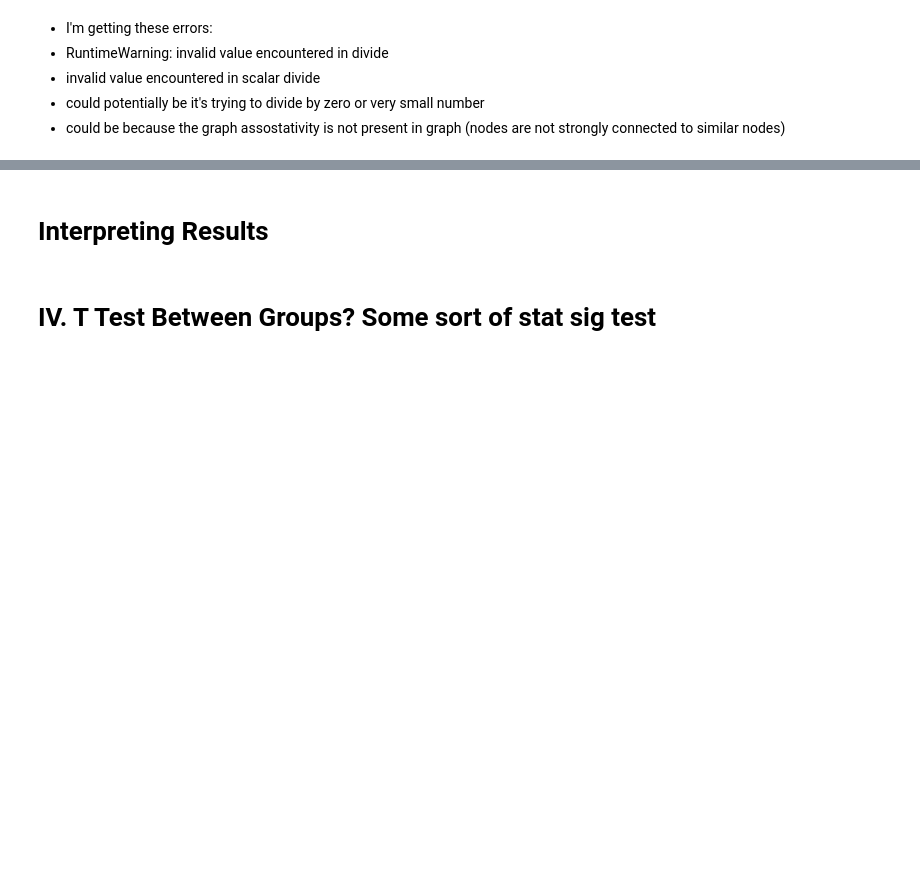
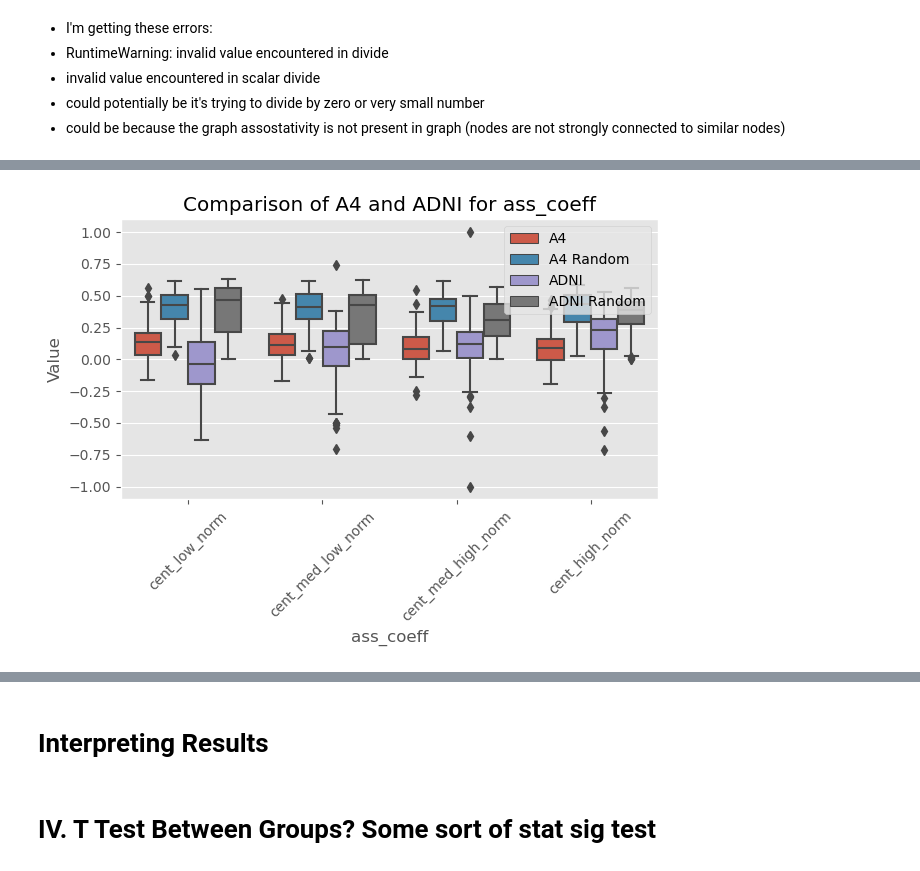
Before and after one commit to vkola-lab/jad2024, a Jupyter notebook: pet_graphs/current_tau_graphs/cent_pop_ggm_bootstrap.ipynb, the cells around one changed output, grey strips where cells are left out. Cells and saved outputs as stored; diff of their text form; code cells hidden in the pictures; blank space fills up the shorter version.

```diff
--- a/pet_graphs/current_tau_graphs/cent_pop_ggm_bootstrap.ipynb
+++ b/pet_graphs/current_tau_graphs/cent_pop_ggm_bootstrap.ipynb
@@ -728,0 +687,10 @@ def calculate_models_and_metrics(alphas, bootstrap_samples, metric_names):
+# %%
+def edge_swap(G):
+    counter = 0
+    while counter<=100:
+        u1, v1 = random.choice(list(G.edges()))
+        u2, v2 = random.choice(list(G.edges()))
+        if (u1, v1) != (u2, v2) and u1 != v2 and v1 != u2 and (u1, v2) not in G.edges() and (u2, v1) not in G.edges():
+            G.remove_edges_from([(u1, v1), (u2, v2)])
+            G.add_edges_from([(u1, v2), (u2, v1)])
+        counter+=1
@@ -728,0 +761,5 @@ def calculate_models_and_metrics(alphas, bootstrap_samples, metric_names):
+# %%
+#Create plots of each metric for each quartile group for both ADNI and A4
+alphas = np.linspace(0.7, 0.7, 1)
+metric_names = ['gpe', 'clus_coeff', 'density', 'ass_coeff']
+models_all_07, metrics_all_07, avg_metric_all_07, std_metric_all_07, metrics_random_all_07 = calculate_models_and_metrics(alphas, bootstrap_samples_dict, metric_names,datasets=datasets)
@@ -728,0 +775,29 @@ def calculate_models_and_metrics(alphas, bootstrap_samples, metric_names):
+# %%
+# Extract relevant metric data for A4 and ADNI subgroups
+# Extract metric data for the specified datasets
+metric_name = 'ass_coeff'
+a4_subgroups = ['cent_low_norm', 'cent_med_low_norm', 'cent_med_high_norm', 'cent_high_norm']
+adni_subgroups = ['cent_low_norm', 'cent_med_low_norm', 'cent_med_high_norm', 'cent_high_norm']
+a4_metric_values = [metrics_all_07[f'a4_{subgroup}'][0.7][metric_name] for subgroup in a4_subgroups]
+a4_metric_values_random = [metrics_random_all_07[f'a4_{subgroup}'][0.7][metric_name] for subgroup in a4_subgroups]
+adni_metric_values = [metrics_all_07[f'adni_{subgroup}'][0.7][metric_name] for subgroup in adni_subgroups]
+adni_metric_values_random= [metrics_random_all_07[f'adni_{subgroup}'][0.7][metric_name] for subgroup in adni_subgroups]
+
+data = {
+    'Dataset': ['A4'] * len(a4_subgroups)+ ['A4 Random']*len(a4_subgroups) + ['ADNI'] * len(adni_subgroups) + ['ADNI Random']* len(adni_subgroups),
+    'Subgroup': a4_subgroups + a4_subgroups + adni_subgroups + adni_subgroups,
+    'Metric Value': a4_metric_values + a4_metric_values_random+ adni_metric_values+adni_metric_values_random
+}
+# Create DataFrame
+df = pd.DataFrame(data)
+df = df.explode(column='Metric Value')
+sns.boxplot(data=df, x='Subgroup', y='Metric Value', hue='Dataset')
+plt.title('Comparison of A4 and ADNI for '+ metric_name)
+plt.xlabel(metric_name)
+plt.ylabel('Value')
+plt.xticks(rotation=45)
+plt.legend(loc='upper right')
+plt.tight_layout()
+plt.show()
+# %% [output]
+[figure, added]
```
Also changed, not shown: parts of 36 cells of this notebook.
